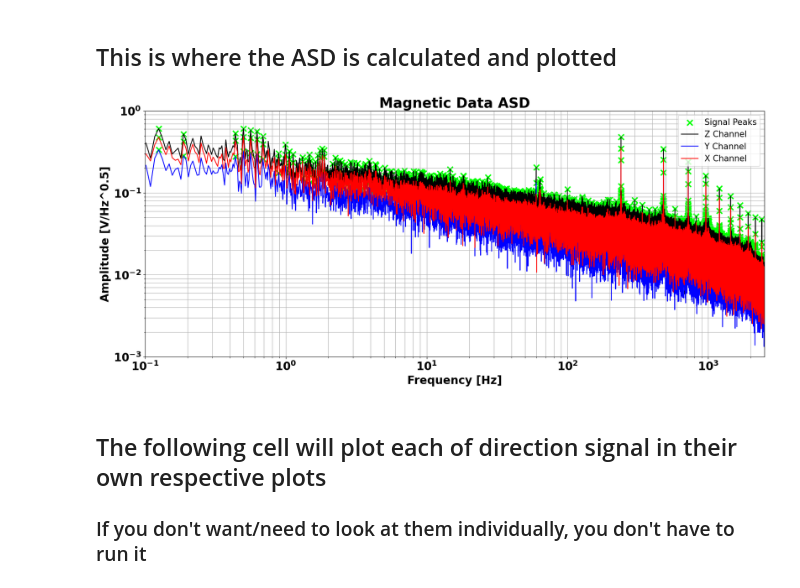
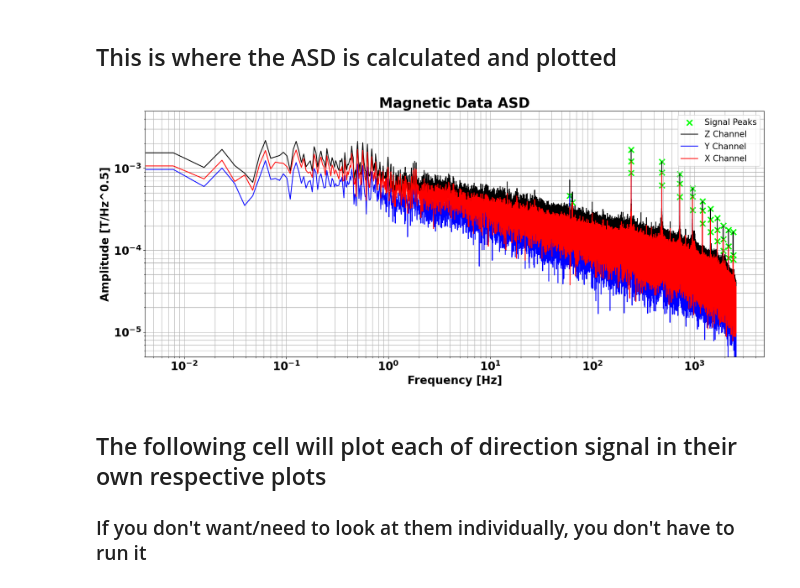
Before and after one commit to EquivocalBeing/Research_Code, a Jupyter notebook: Summer 2024/Magnetometer_Analysis_Prime.ipynb, the cells around one changed output. Drawn from its saved outputs; the diff is of its cells as text; code cells hidden in the pictures.

```diff
--- a/Summer 2024/Magnetometer_Analysis_Prime.ipynb
+++ b/Summer 2024/Magnetometer_Analysis_Prime.ipynb
@@ -279,14 +329,14 @@ i1 = i[alpha:beta]
 # %%
 ##################################################### Plot limits ##############################################################
 
-y_max = 10e-1
-y_min = 10e-4
+y_max = 50e-4
+y_min = 50e-7
 
-x_max = 2500
-x_min = 0.1
+x_max = 2000
+x_min = 5e-2
 
 ###################################################### fft length ##############################################################
-fft_length = 2
+fft_length = 128
 
 ################################################# Precent FFT Overlap ##########################################################
 overlap = 50 # 50% fft overlap
@@ -316,9 +366,9 @@ l_j = np.log(aj) ################# The log of each ASD must be found in order to
 l_i = np.log(ai)
 
 
-peaks_k, _ = signal.find_peaks(l_k, prominence = 1.2) ############# This is where the frequencies are found ####################
-peaks_j, _ = signal.find_peaks(l_j, prominence = 1.2) ############## If some are missed or there are extra #####################
-peaks_i, _ = signal.find_peaks(l_i, prominence = 1.2) ######### you will need to change the prominence variable ################
+peaks_k, _ = signal.find_peaks(l_k, prominence = 4.5) ############# This is where the frequencies are found ####################
+peaks_j, _ = signal.find_peaks(l_j, prominence = 4.5) ############## If some are missed or there are extra #####################
+peaks_i, _ = signal.find_peaks(l_i, prominence = 4.5) ######### you will need to change the prominence variable ################
 
 
 ################################################################################################################################
@@ -331,36 +381,36 @@ plt.scatter(f_k[peaks_k], ak[peaks_k] ** 0.5, s = 100, color = 'lime', marker =
             linewidths = 2.5, label = 'Signal Peaks')
 plt.scatter(f_j[peaks_j], aj[peaks_j] ** 0.5, s = 100, color = 'lime', marker = 'x',
             linewidths = 2.5)
 plt.scatter(f_i[peaks_i], ai[peaks_i] ** 0.5, s = 100, color = 'lime', marker = 'x',
             linewidths = 2.5)
 
 
 ###################################################### PLots data ##############################################################
 
 plt.yscale('log')
 plt.xscale('log')
 
 plt.plot(f_k, ak ** 0.5, color = 'black', linewidth = 1.5, label = 'Z Channel')
 plt.plot(f_j, aj ** 0.5, color = 'blue', linewidth = 1.5, label = 'Y Channel')
 plt.plot(f_i, ai ** 0.5, color = 'red', linewidth = 1.5, label = 'X Channel')
 
 plt.legend(loc = "upper right", fontsize = 15)
 
 plt.title("Magnetic Data ASD", fontweight = 'bold', fontsize = 25)
 plt.xlabel("Frequency [Hz]", fontweight = "bold", fontsize = 20)
-plt.ylabel("Amplitude [V/Hz^0.5]", fontweight = "bold", fontsize = 20)
+plt.ylabel("Amplitude [T/Hz^0.5]", fontweight = "bold", fontsize = 20)
 
 plt.yticks(fontsize = 20, fontweight = "bold")
 plt.xticks(fontsize = 20, fontweight = "bold")
 
 plt.ylim(y_min,y_max)
-plt.xlim(x_min,x_max)
+#plt.xlim(x_min,x_max)
 
 plt.grid(True, which="both", ls="-")
 
 #plt.savefig('**place_img_name_here.format**', bbox_inches='tight')
 # %% [output]
-[figure, old version]
+[figure, new version]
 # %% [markdown]
 ## The following cell will plot each of direction signal in their own respective plots
 ### If you don't want/need to look at them individually, you don't have to run it
```
Also changed, not shown: parts of 11 cells of this notebook, 2 other files.
